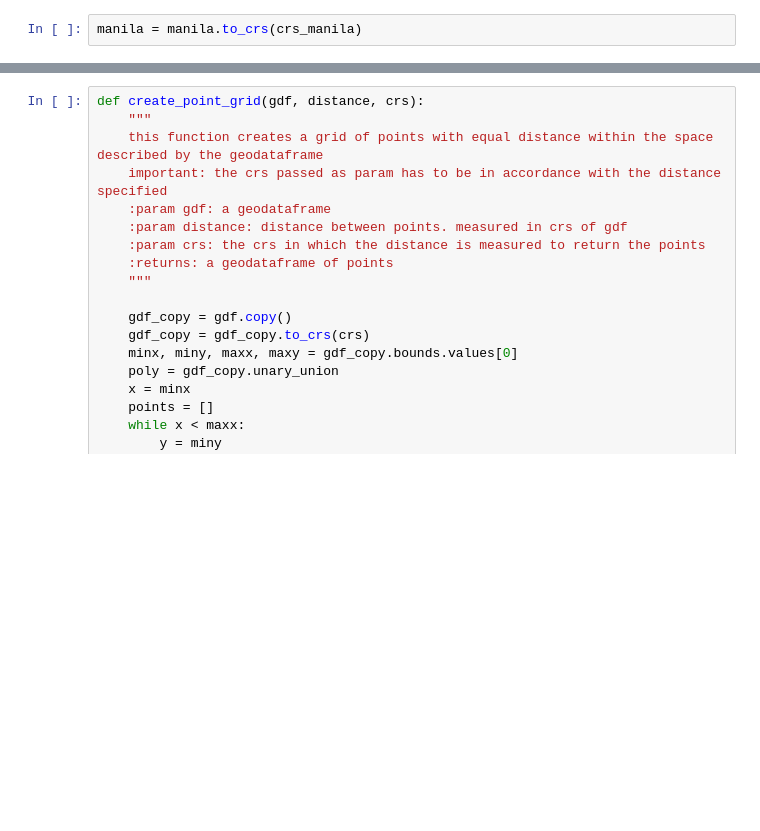
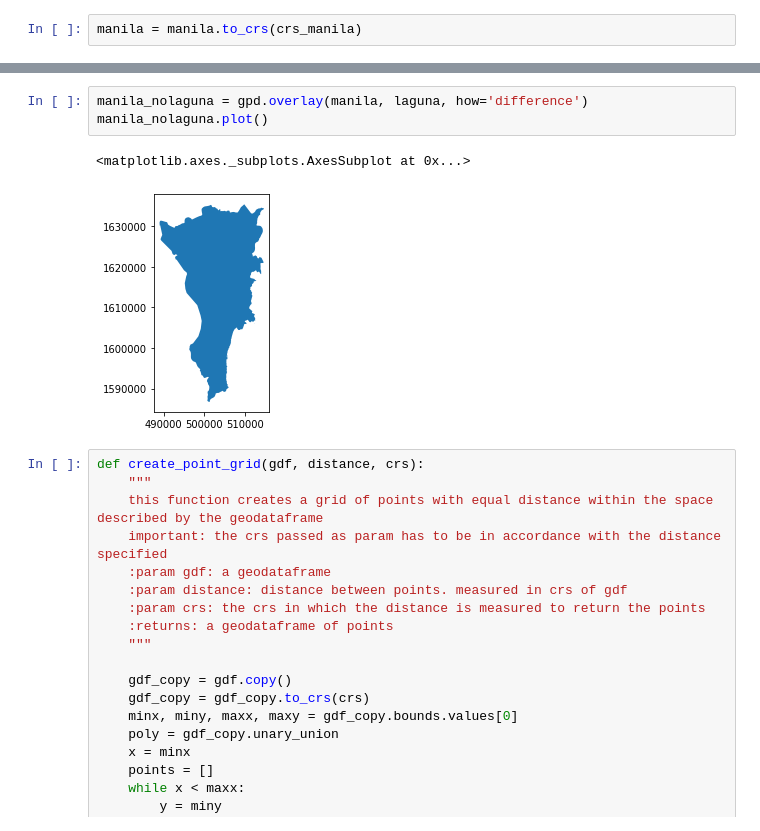
Before and after one commit to jbraese/network_disruption, a Jupyter notebook: 3_analyze_connectivity.ipynb, the cells around one changed output, grey strips where cells are left out. Cells and saved outputs as stored; diff of their text form; blank space fills up the shorter version.

```diff
--- a/3_analyze_connectivity.ipynb
+++ b/3_analyze_connectivity.ipynb
@@ -31,3 +41,9 @@ manila = manila.to_crs(crs_manila)
+# %%
+manila_nolaguna = gpd.overlay(manila, laguna, how='difference')
+manila_nolaguna.plot()
+# %% [output]
+<matplotlib.axes._subplots.AxesSubplot at 0x...>
+[figure, added]
 # %%
 def create_point_grid(gdf, distance, crs):
     """
```
Also changed, not shown: parts of 52 cells of this notebook, 1 other file.
